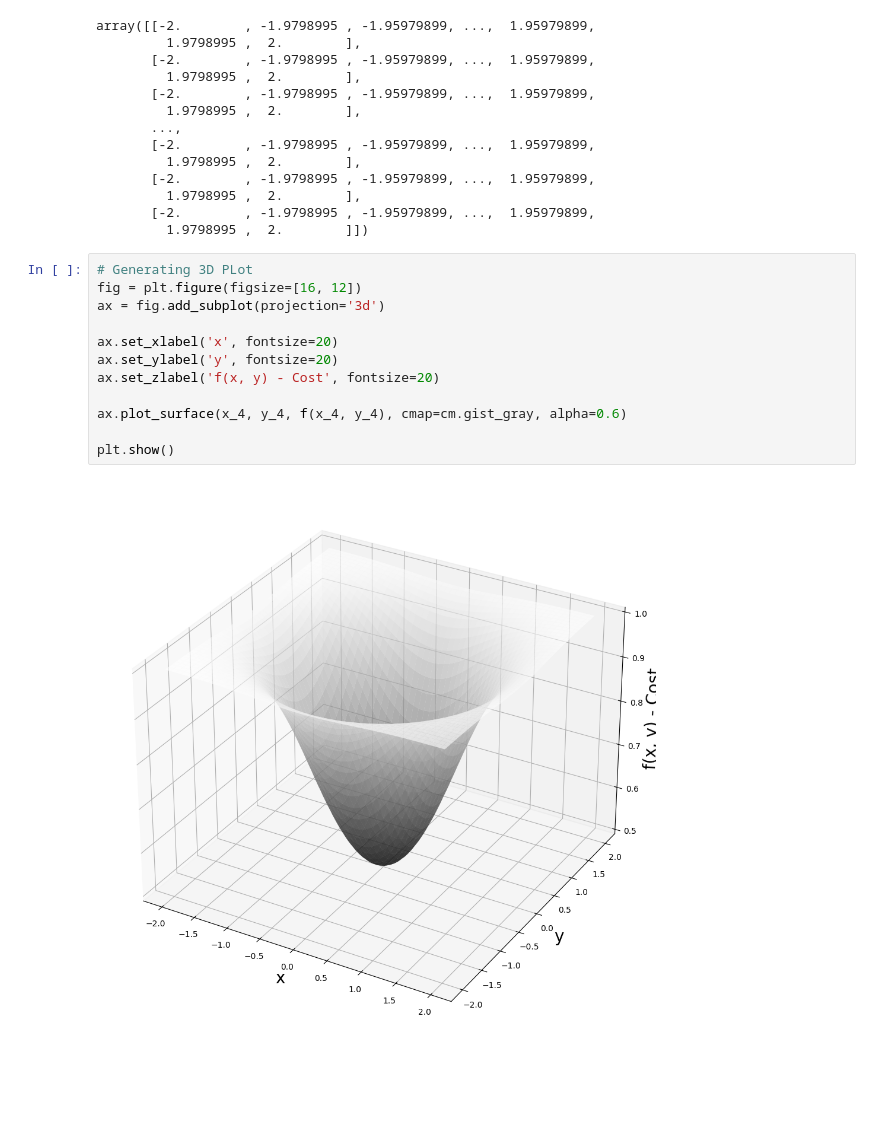
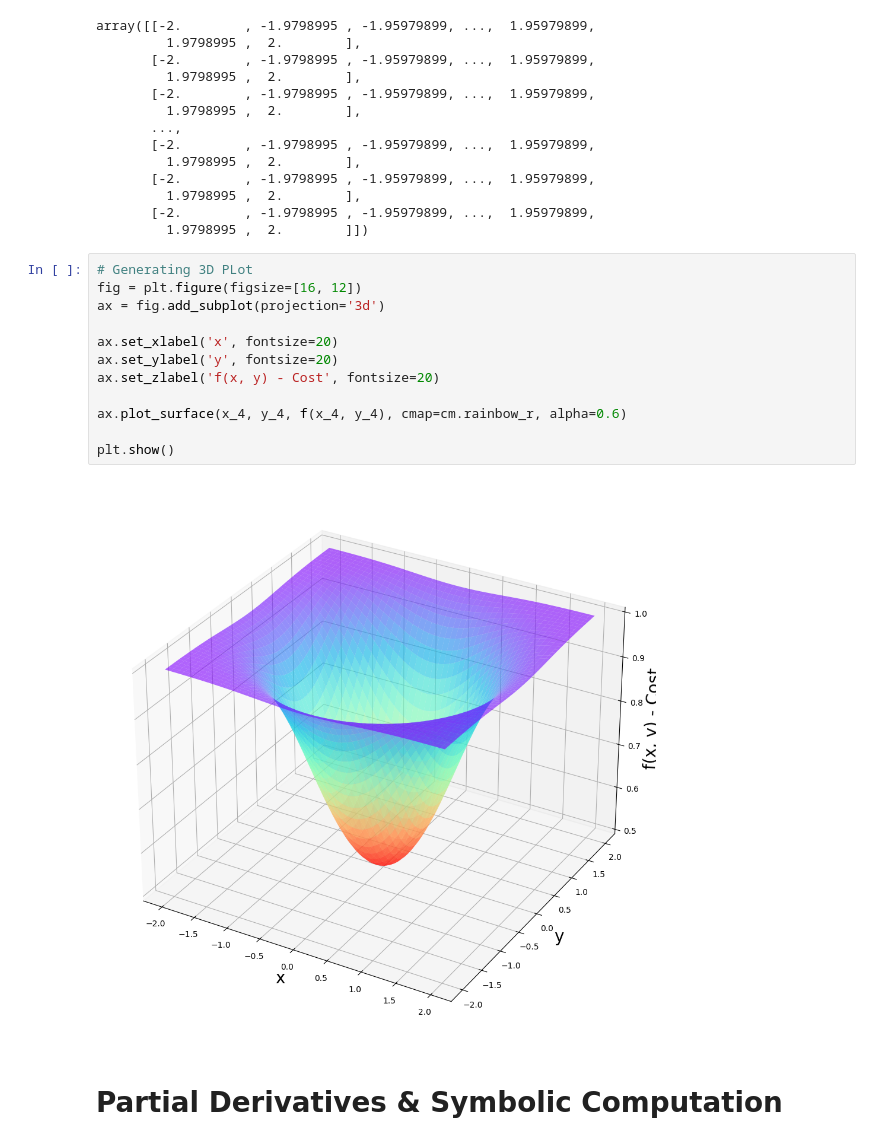
Before and after one commit to JonniiRingo/Data-Science-Ml, a Jupyter notebook: 03 Gradient Descent.ipynb, the cells around one changed output. Cells and saved outputs as stored; diff of their text form; blank space fills up the shorter version.

Commit message:
Partial Derivatives & Symbolic Python

```diff
--- a/03 Gradient Descent.ipynb
+++ b/03 Gradient Descent.ipynb
@@ -490,14 +492,16 @@ array([[-2.        , -1.9798995 , -1.95979899, ...,  1.95979899,
 # %%
 # Generating 3D PLot
 fig = plt.figure(figsize=[16, 12])
 ax = fig.add_subplot(projection='3d')
 
 ax.set_xlabel('x', fontsize=20)
 ax.set_ylabel('y', fontsize=20)
 ax.set_zlabel('f(x, y) - Cost', fontsize=20)
 
-ax.plot_surface(x_4, y_4, f(x_4, y_4), cmap=cm.gist_gray, alpha=0.6)
+ax.plot_surface(x_4, y_4, f(x_4, y_4), cmap=cm.rainbow_r, alpha=0.6)
 
 plt.show()
 # %% [output]
-[figure, old version]
+[figure, new version]
+# %% [markdown]
+# Partial Derivatives & Symbolic Computation
```
Also changed, not shown: parts of 2 cells of this notebook.
